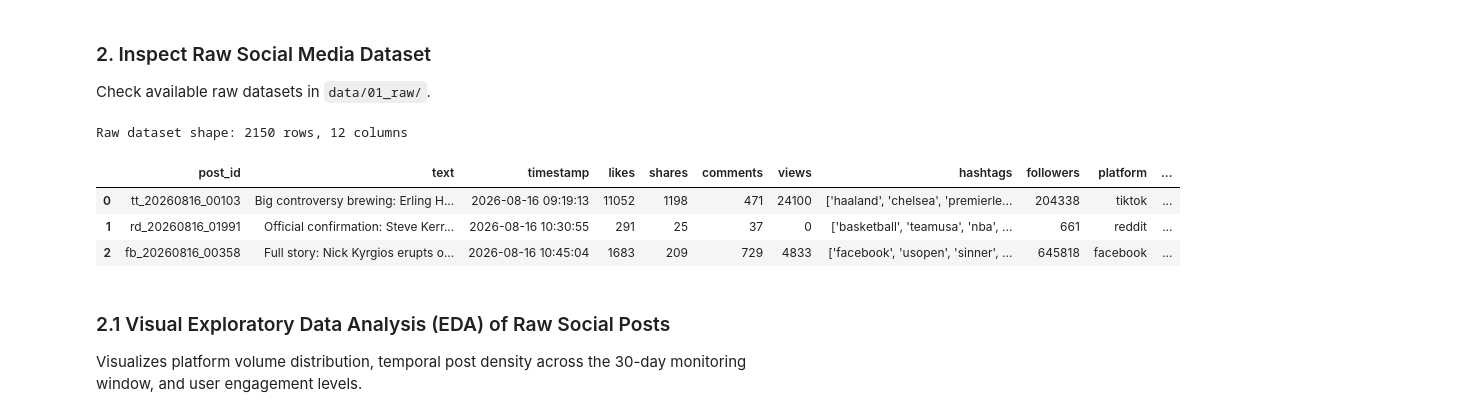
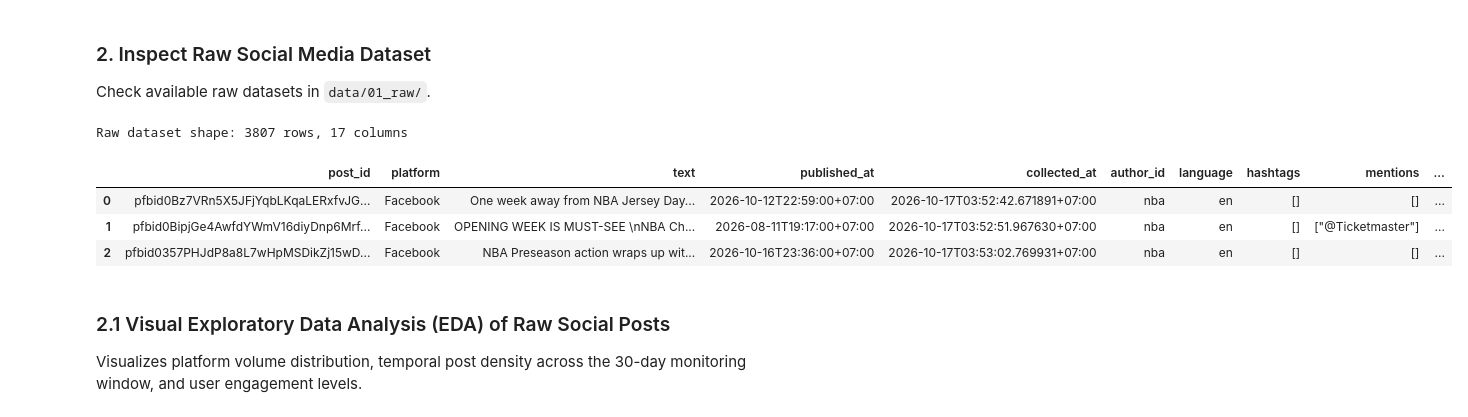
Before and after one commit to nguyenthanhcong041006/social-listening-trending, a Jupyter notebook: notebooks/01_data_exploration_and_preprocessing.ipynb, the cells around one changed output. Saved outputs shown, nothing was run; the diff lists cells and outputs as text; code cells hidden in the pictures.

```diff
--- a/notebooks/01_data_exploration_and_preprocessing.ipynb
+++ b/notebooks/01_data_exploration_and_preprocessing.ipynb
@@ -69,16 +69,16 @@ All modules, plotting libraries and configurations successfully imported.
 ### 2. Inspect Raw Social Media Dataset
 Check available raw datasets in `data/01_raw/`.
 # %%
-raw_csv_path = 'data/01_raw/social_listening_30days.csv'
+raw_csv_path = 'data/01_raw/merged_sports_dataset.csv'
 df_raw = load_dataframe(raw_csv_path)
 print(f'Raw dataset shape: {df_raw.shape[0]} rows, {df_raw.shape[1]} columns')
 df_raw.head(3)
 # %% [output]
-Raw dataset shape: 2150 rows, 12 columns
+Raw dataset shape: 3807 rows, 17 columns
-|  | post_id | text | timestamp | likes | shares | comments | views | hashtags | followers | platform | ... |
-| 0 | tt_20260816_00103 | Big controversy brewing: Erling H... | 2026-08-16 09:19:13 | 11052 | 1198 | 471 | 24100 | ['haaland', 'chelsea', 'premierle... | 204338 | tiktok | ... |
-| 1 | rd_20260816_01991 | Official confirmation: Steve Kerr... | 2026-08-16 10:30:55 | 291 | 25 | 37 | 0 | ['basketball', 'teamusa', 'nba', ... | 661 | reddit | ... |
-| 2 | fb_20260816_00358 | Full story: Nick Kyrgios erupts o... | 2026-08-16 10:45:04 | 1683 | 209 | 729 | 4833 | ['facebook', 'usopen', 'sinner', ... | 645818 | facebook | ... |
+|  | post_id | platform | text | published_at | collected_at | author_id | language | hashtags | mentions | ... |
+| 0 | pfbid0Bz7VRn5X5JFjYqbLKqaLERxfvJG... | Facebook | One week away from NBA Jersey Day... | 2026-10-12T22:59:00+07:00 | 2026-10-17T03:52:42.671891+07:00 | nba | en | [] | [] | ... |
+| 1 | pfbid0BipjGe4AwfdYWmV16diyDnp6Mrf... | Facebook | OPENING WEEK IS MUST-SEE \nNBA Ch... | 2026-08-11T19:17:00+07:00 | 2026-10-17T03:52:51.967630+07:00 | nba | en | [] | ["@Ticketmaster"] | ... |
+| 2 | pfbid0357PHJdP8a8L7wHpMSDikZj15wD... | Facebook | NBA Preseason action wraps up wit... | 2026-10-16T23:36:00+07:00 | 2026-10-17T03:53:02.769931+07:00 | nba | en | [] | [] | ... |
 # %% [markdown]
 ### 2.1 Visual Exploratory Data Analysis (EDA) of Raw Social Posts
 
```
Also changed, not shown: parts of 6 cells of this notebook, 17 other files.
